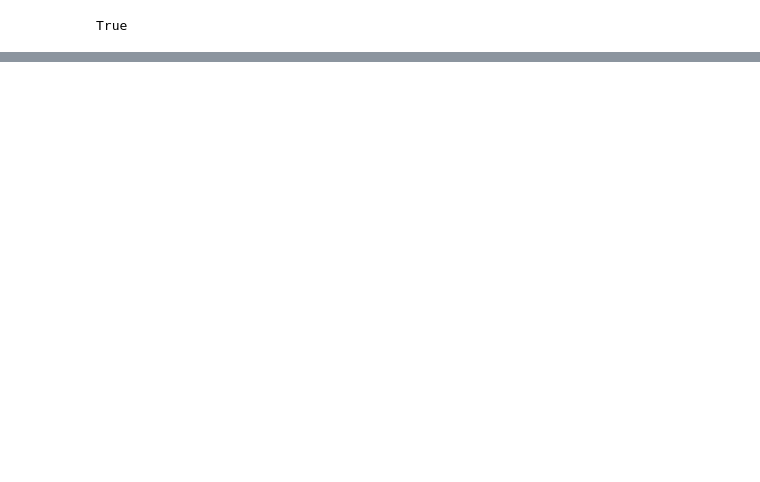
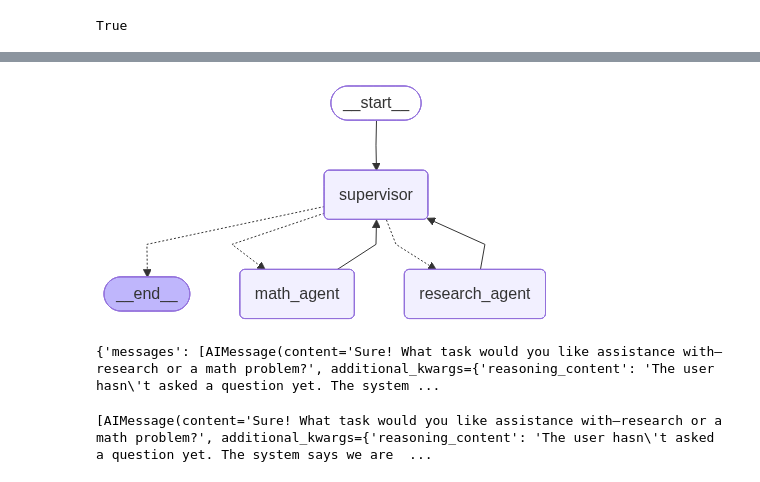
Before and after one commit to paras-chinchalkar/new-langgraph_revision, a Jupyter notebook: multi-agent-RAG/multiagent.ipynb, the cells around one changed output, grey strips where cells are left out. Cells and saved outputs as stored; diff of their text form; code cells hidden in the pictures; blank space fills up the shorter version.

```diff
--- a/multi-agent-RAG/multiagent.ipynb
+++ b/multi-agent-RAG/multiagent.ipynb
@@ -10,0 +116,7 @@ TypeError: '_Environ' object is not callable
+# %%
+import os
+from langchain_groq.chat_models import ChatGroq
+os.environ['GROQ_API_KEY']=os.getenv("GROQ_API_KEY")
+from dotenv import load_dotenv
+load_dotenv()
+llm=ChatGroq(model='openai/gpt-oss-120b')
@@ -10,0 +182,4 @@ TypeError: '_Environ' object is not callable
+# %%
+from langchain_tavily import TavilySearch
+web_search=TavilySearch(max_results=3)
+web_search
@@ -10,0 +245,45 @@ TypeError: '_Environ' object is not callable
+# %%
+from langgraph_supervisor import create_supervisor
+
+# Make sure each agent has a name
+# research_agent = create_react_agent(
+#     llm,
+#     tools=[internal_tool_1, tavily_tool],
+#     prompt=prompt,
+#     name="research_agent"
+# )
+
+# math_agent = create_react_agent(
+#     llm,
+#     tools=[math_agent],
+#     prompt=prompt,
+#     name="math_agent"
+# )
+
+# Pass them as a list, not a dict
+supervisor = create_supervisor(
+    model=llm,
+    agents=[research_agent, math_agent],
+    prompt=(
+        "You are a supervisor managing two agents:\n"
+        "- A research agent\n"
+        "- A math agent\n"
+        "Assign work to one agent only.\n"
+        "Do not do any work yourself."
+    ),
+    add_handoff_back_messages=True,
+    output_mode="full_history"
+).compile(name="Supervisor")
+# %%
+supervisor
+# %% [output]
+[figure, added]
+# %%
+response = supervisor.invoke({"input": "List all the transformers variants in the production"})
+print(response)
+# %% [output]
+{'messages': [AIMessage(content='Sure! What task would you like assistance with—research or a math problem?', additional_kwargs={'reasoning_content': 'The user hasn\'t asked a question yet. The system ...
+# %%
+response['messages']
+# %% [output]
+[AIMessage(content='Sure! What task would you like assistance with—research or a math problem?', additional_kwargs={'reasoning_content': 'The user hasn\'t asked a question yet. The system says we are  ...
```
Also changed, not shown: parts of 18 cells of this notebook, 4 other files.
